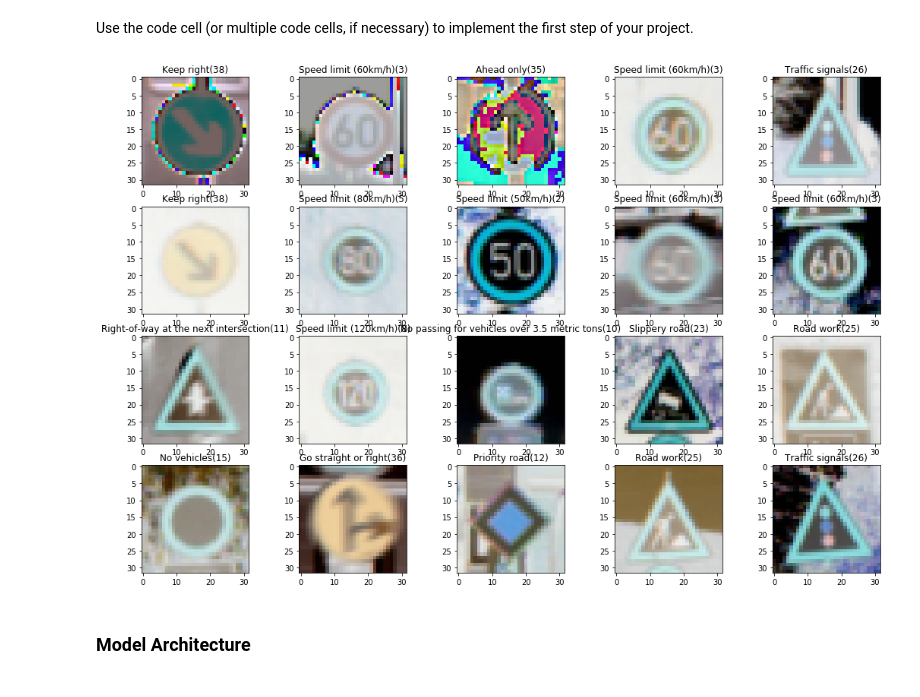
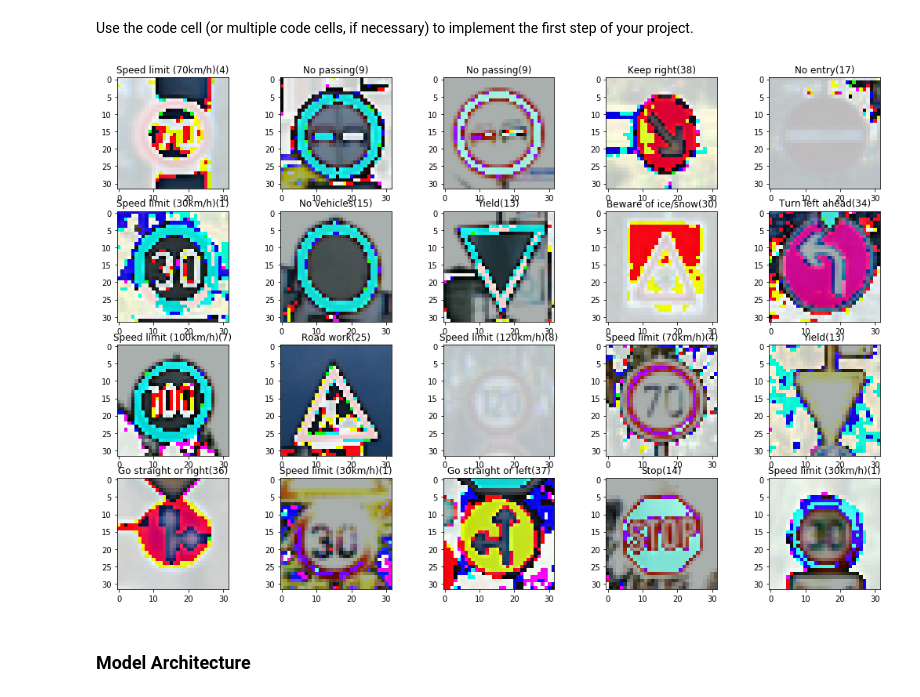
Before and after one commit to aponamarev/CarND-Traffic-Sign-Classifier-Project, a Jupyter notebook: Traffic_Sign_Classifier.ipynb, the cells around one changed output. Drawn from its saved outputs; the diff is of its cells as text; code cells hidden in the pictures.

Commit message:
Finished the training with a good val result

```diff
--- a/Traffic_Sign_Classifier.ipynb
+++ b/Traffic_Sign_Classifier.ipynb
@@ -47,6 +47,4 @@ from sklearn.utils import shuffle
 X_train, y_train = shuffle(X_train, y_train)
 X_valid, y_valid = shuffle(X_valid, y_valid)
 X_test, y_test = shuffle(X_test, y_test)
-
-norm_stat = np.reshape(X_train, [-1, 3]).mean(axis=0)
-print(norm_stat)
+trainset_means = np.reshape(X_train, [-1, 3]).mean(axis=0)
@@ -172,22 +168,20 @@ Use the code cell (or multiple code cells, if necessary) to implement the first
 ### Preprocess the data here. Preprocessing steps could include normalization, converting to grayscale, etc.
 ### Feel free to use as many code cells as needed.
 # Normalize the img data
-def normalization(img_set, means=None):
+def normalization(img_set, avg):
     img_set = np.array(img_set, dtype=np.float32)
     shape = img_set.shape
-    img_set = np.reshape(img_set, [shape[0],-1, 3])
-    for i in range(shape[3]):
-        range_set = img_set[i].max(axis=0) - img_set[i].min(axis=0)
-        img_set[i] -= img_set[i].mean(axis=0)
-        img_set[i] /= range_set
+    img_set = np.reshape(img_set, [-1, 3])
+    img_set -= avg
+    img_set /= 255.0
     return np.reshape(img_set, shape)
 # %%
-X_train = normalization(X_train, norm_stat)
-X_test = normalization(X_test, norm_stat)
-X_valid = normalization(X_valid, norm_stat)
+X_train = normalization(X_train, trainset_means)
+X_test = normalization(X_test, trainset_means)
+X_valid = normalization(X_valid, trainset_means)
 visualize_signs(X_train[:20], y_train[:20])
 # %% [output]
-[figure, old version]
+[figure, new version]
 # %% [markdown]
 ### Model Architecture
 # %%
```
Also changed, not shown: parts of 10 cells of this notebook, 19 other files.
